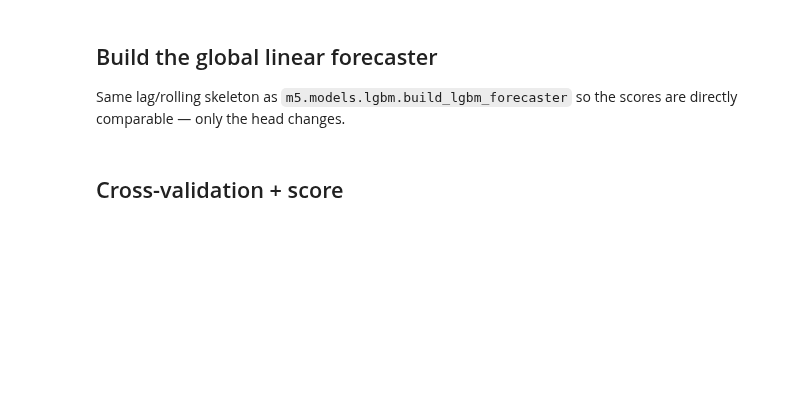
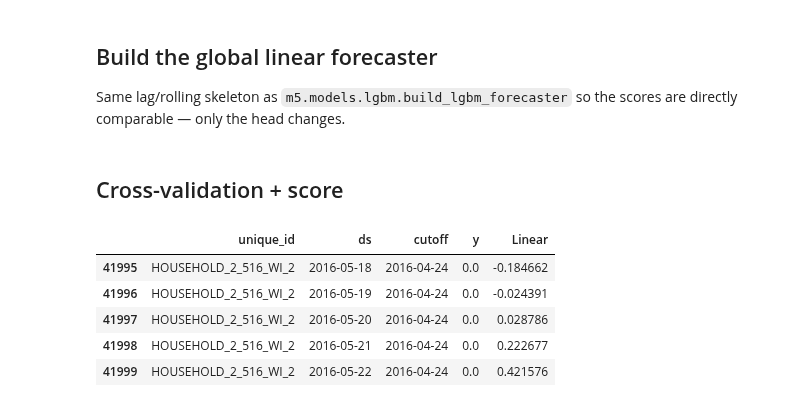
Before and after one commit to RickArko/M5, a Jupyter notebook: notebooks/04_linear_regression.ipynb, the cells around one changed output. Drawn from its saved outputs; the diff is of its cells as text; code cells hidden in the pictures; blank space fills up the shorter version.

```diff
--- a/notebooks/04_linear_regression.ipynb
+++ b/notebooks/04_linear_regression.ipynb
@@ -46,34 +63,51 @@ df_fit.head()
 Same lag/rolling skeleton as `m5.models.lgbm.build_lgbm_forecaster` so the
 scores are directly comparable — only the head changes.
 # %%
+# Match LGBM recipe lags/rolls/date_features; no Differences (lgbm.yaml has differences: []).
+linear_pipe = make_pipeline(
+    SimpleImputer(strategy="constant", fill_value=0.0),
+    StandardScaler(),
+    Ridge(alpha=1.0),
+)
 fcst = MLForecast(
-    models={'Linear': make_pipeline(SimpleImputer(strategy='constant', fill_value=0.0), LinearRegression())},
-    freq='D',
+    models={"Linear": linear_pipe},
+    freq="D",
     lags=list(DEFAULT_LAGS),
     lag_transforms={1: [RollingMean(window_size=w) for w in DEFAULT_ROLLS]},
-    date_features=['dayofweek', 'day', 'week', 'month', 'year'],
-    target_transforms=[Differences([1])],
+    date_features=["dayofweek", "day", "week", "month", "year"],
 )
 # %% [markdown]
 ## Cross-validation + score
 # %%
+# Rebuild so this cell is self-contained if run out of order.
 fcst = MLForecast(
-    models={'Linear': make_pipeline(SimpleImputer(strategy='constant', fill_value=0.0), LinearRegression())},
-    freq='D',
+    models={"Linear": linear_pipe},
+    freq="D",
     lags=list(DEFAULT_LAGS),
     lag_transforms={1: [RollingMean(window_size=w) for w in DEFAULT_ROLLS]},
-    date_features=['dayofweek', 'day', 'week', 'month', 'year'],
-    target_transforms=[Differences([1])],
+    date_features=["dayofweek", "day", "week", "month", "year"],
 )
 
-cv = fcst.cross_validation(
-    df=df_fit,
-    h=SETTINGS.horizon,
-    n_windows=SETTINGS.n_windows,
-    static_features=[],
-)
-cv.to_parquet(SETTINGS.artifacts_dir / 'cv_linear.parquet', index=False)
+# Apple Accelerate emits spurious divide/overflow RuntimeWarnings inside matmul
+# even when predictions stay finite; silence those only.
+with warnings.catch_warnings(), np.errstate(divide="ignore", over="ignore", invalid="ignore"):
+    warnings.filterwarnings("ignore", category=RuntimeWarning, module=r".*sklearn.*")
+    cv = fcst.cross_validation(
+        df=df_fit,
+        h=SETTINGS.horizon,
+        n_windows=N_WINDOWS,
+        static_features=[],
+    )
+
+cv.to_parquet(SETTINGS.artifacts_dir / "cv_linear.parquet", index=False)
 cv.tail()
+# %% [output]
+|  | unique_id | ds | cutoff | y | Linear |
+| 41995 | HOUSEHOLD_2_516_WI_2 | 2016-05-18 | 2016-04-24 | 0.0 | -0.184662 |
+| 41996 | HOUSEHOLD_2_516_WI_2 | 2016-05-19 | 2016-04-24 | 0.0 | -0.024391 |
+| 41997 | HOUSEHOLD_2_516_WI_2 | 2016-05-20 | 2016-04-24 | 0.0 | 0.028786 |
+| 41998 | HOUSEHOLD_2_516_WI_2 | 2016-05-21 | 2016-04-24 | 0.0 | 0.222677 |
+| 41999 | HOUSEHOLD_2_516_WI_2 | 2016-05-22 | 2016-04-24 | 0.0 | 0.421576 |
 # %%
 components = compute_components(df[df['ds'] < cv['ds'].min()])
 wrmsse_for_models(cv[['unique_id', 'ds', 'y']], cv, components)
```
Also changed, not shown: parts of 6 cells of this notebook, 20 other files.
